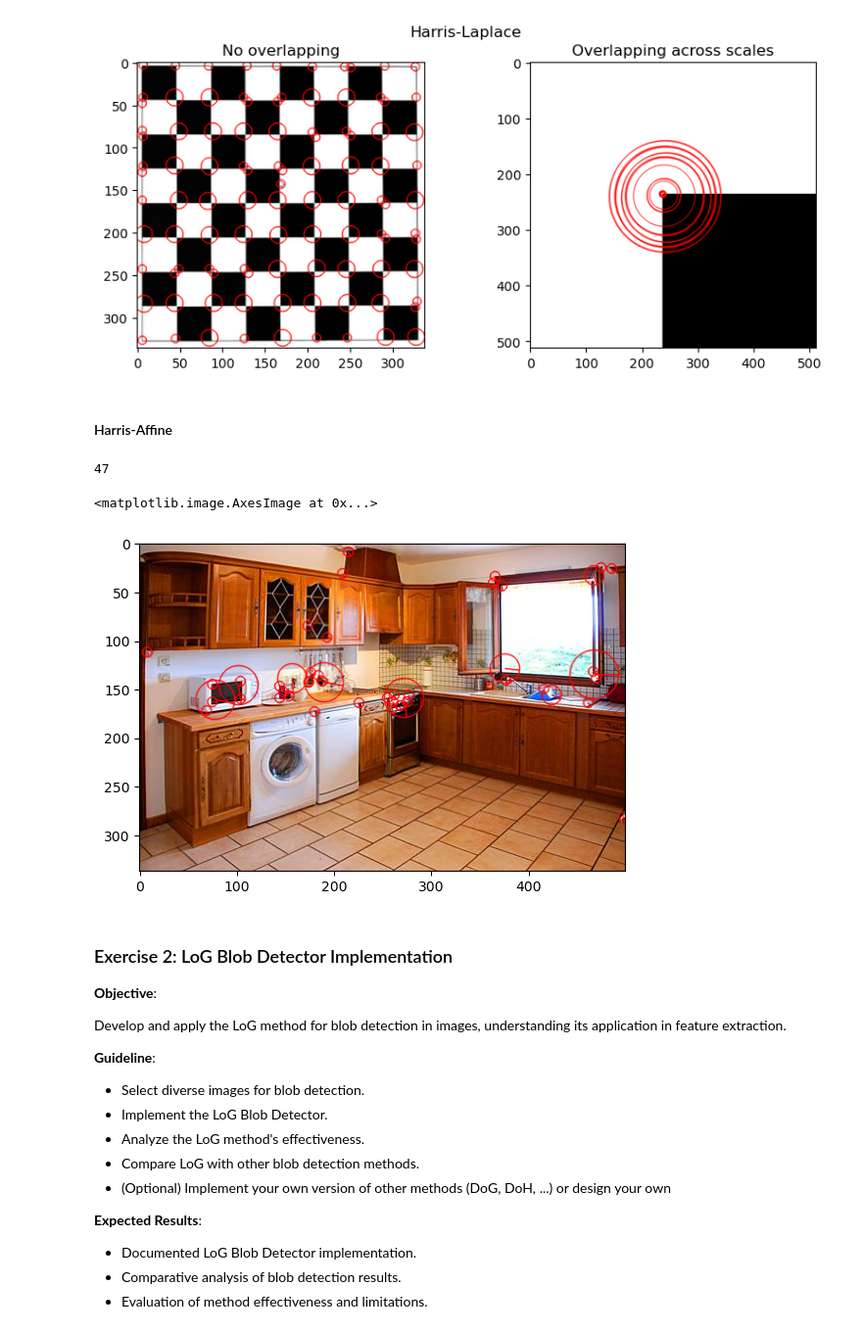
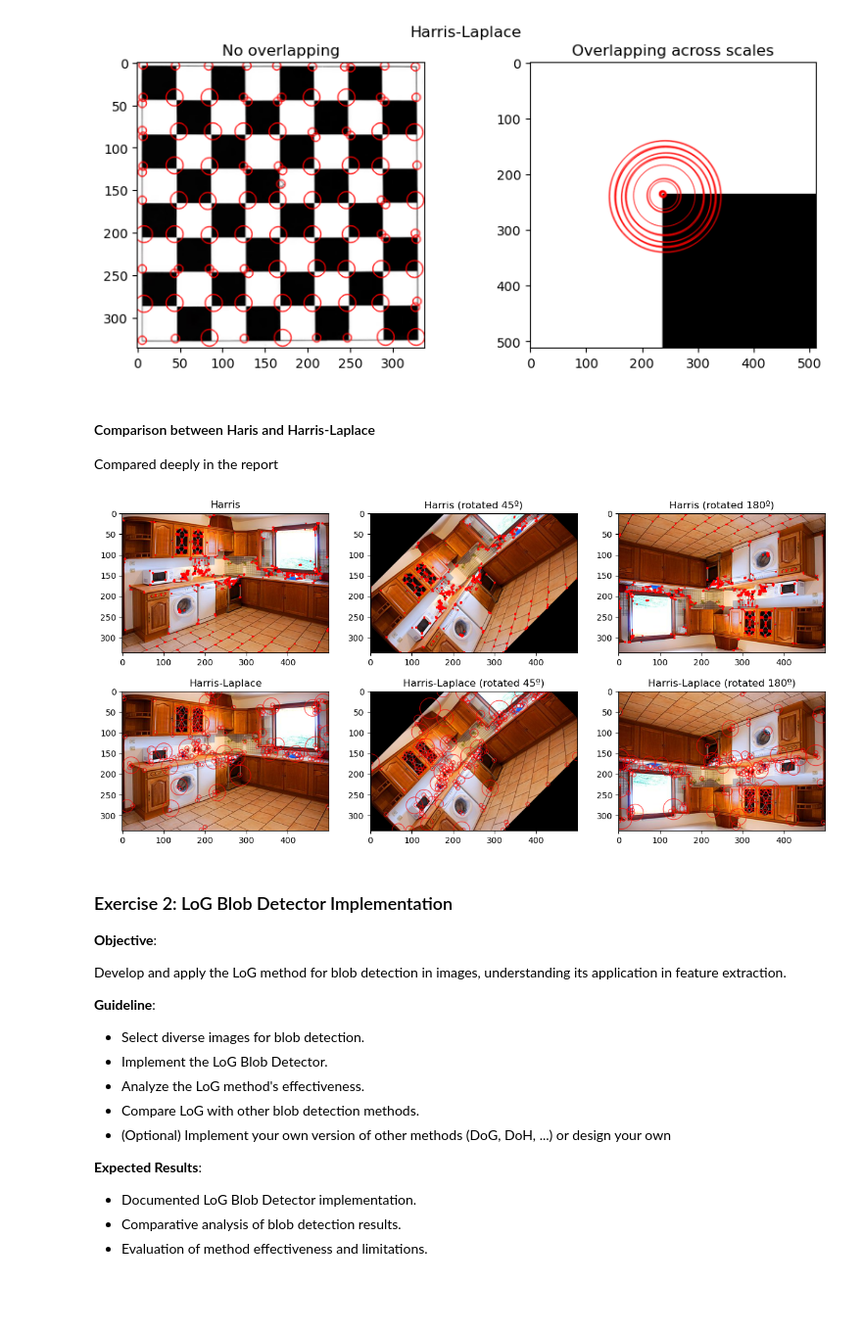
Before and after one commit to Pikurrot/cv-problems-uab, a Jupyter notebook: Lab 4/Practicum_Fondations_CV_Lab4.ipynb, the cells around one changed output. Shown at 98% size. Cells and saved outputs as stored; diff of their text form; code cells hidden in the pictures; blank space fills up the shorter version.

Commit message:
Compare both methods rotation

```diff
--- a/Lab 4/Practicum_Fondations_CV_Lab4.ipynb
+++ b/Lab 4/Practicum_Fondations_CV_Lab4.ipynb
@@ -344,27 +344,35 @@ fig.suptitle("Harris-Laplace")
 plt.show()
 # %% [output]
 [figure]
-# %% [markdown]
-#### Harris-Affine
-# %%
-def harris_affine_corner_detector(image: np.ndarray,
-								  num_scales: int = 5,
-								  ksize: int = 3,
-								  k: float = 0.04,
-								  harris_thresh: float = 0.01,
-								  log_thresh: float = 0.01,
-								  dilate: bool = False):
-	harris_laplace, R, Sxxs, Sxys, Syys = harris_laplace_corner_detection(image, num_scales, ksize, k, harris_thresh, log_thresh, dilate, 0.1, True, True)
-	pass
-
-keypoints = harris_affine_corner_detector(img_rgb, ksize=3, k=0.04, harris_thresh=0.1, log_thresh=0.01)
-print(len(keypoints))
-res = draw_keypoints(img_rgb, keypoints)
-plt.imshow(res)
-# %% [output]
-47
-<matplotlib.image.AxesImage at 0x...>
-[figure, removed]
+# %% [markdown]
+#### Comparison between Haris and Harris-Laplace
+Compared deeply in the report
+# %%
+# Rotate image
+img_rgb_rot45 = imutils.rotate(img_rgb, 45)
+img_rgb_rot180 = imutils.rotate(img_rgb, 180)
+harris = harris_corner_detection(img_rgb, dilate=True)
+harris_rot45 = harris_corner_detection(img_rgb_rot45, dilate=True)
+harris_rot180 = harris_corner_detection(img_rgb_rot180, dilate=True)
+harris_lap = harris_laplace_corner_detection(img_rgb)
+harris_lap_rot45 = harris_laplace_corner_detection(img_rgb_rot45)
+harris_lap_rot180 = harris_laplace_corner_detection(img_rgb_rot180)
+fig, ax = plt.subplots(2, 3, figsize=(15, 7))
+ax[0, 0].imshow(harris)
+ax[0, 0].set_title("Harris")
+ax[0, 1].imshow(harris_rot45)
+ax[0, 1].set_title("Harris (rotated 45º)")
+ax[0, 2].imshow(harris_rot180)
+ax[0, 2].set_title("Harris (rotated 180º)")
+ax[1, 0].imshow(draw_keypoints(img_rgb, harris_lap))
+ax[1, 0].set_title("Harris-Laplace")
+ax[1, 1].imshow(draw_keypoints(img_rgb_rot45, harris_lap_rot45))
+ax[1, 1].set_title("Harris-Laplace (rotated 45º)")
+ax[1, 2].imshow(draw_keypoints(img_rgb_rot180, harris_lap_rot180))
+ax[1, 2].set_title("Harris-Laplace (rotated 180º)")
+plt.show()
+# %% [output]
+[figure, added]
 # %% [markdown]
 
 ### Exercise 2: LoG Blob Detector Implementation
```
Also changed, not shown: parts of 1 cell of this notebook.
